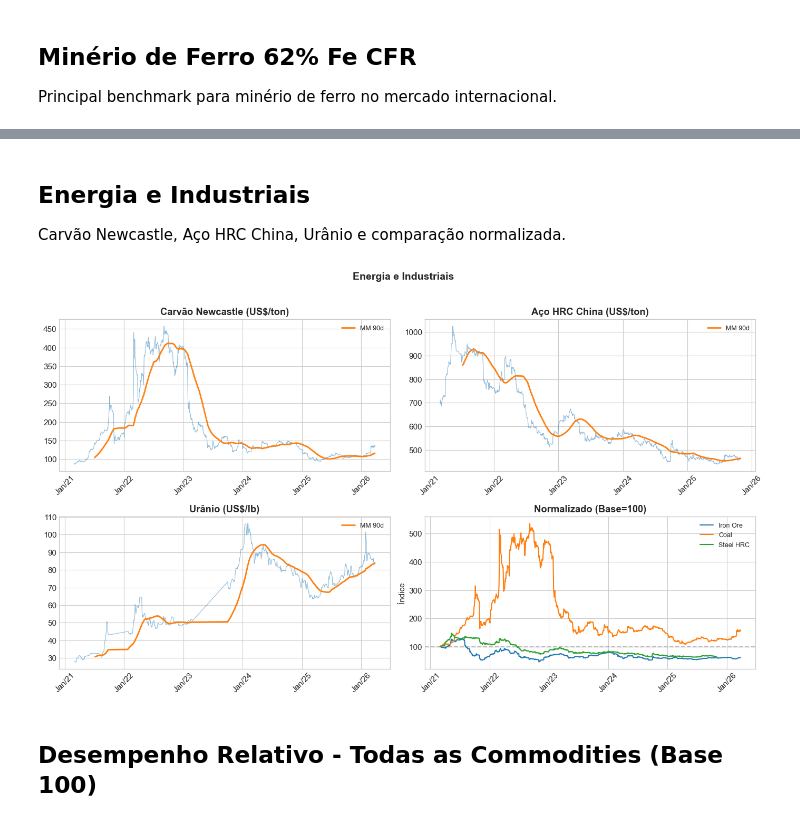
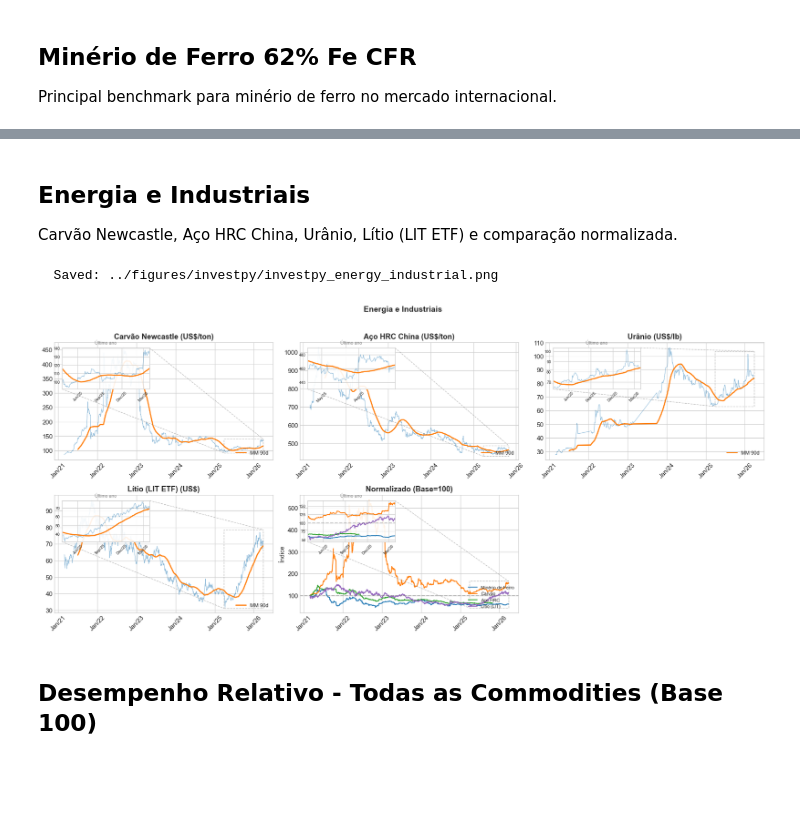
Before and after one commit to Jaimenms/fdc-emba-turma-130, a Jupyter notebook: economia/notebooks/investpy.ipynb, the cells around one changed output, grey strips where cells are left out. Drawn from its saved outputs; the diff is of its cells as text; code cells hidden in the pictures; blank space fills up the shorter version.

```diff
--- a/economia/notebooks/investpy.ipynb
+++ b/economia/notebooks/investpy.ipynb
@@ -8,13 +8,27 @@ Preços diários de futuros de metais preciosos, metais base, minério de ferro,
 import pandas as pd
 import matplotlib.pyplot as plt
 import matplotlib.dates as mdates
+from mpl_toolkits.axes_grid1.inset_locator import inset_axes, mark_inset
 import numpy as np
+from pathlib import Path
 
 plt.style.use('seaborn-v0_8-whitegrid')
 plt.rcParams['figure.dpi'] = 100
 plt.rcParams['font.size'] = 11
 
 CUTOFF = '2021-03-01'
+ZOOM_PERIOD = pd.DateOffset(years=1)  # período do zoom
+
+# Output directory for figures (PNG 300 DPI — compatible with Google Docs)
+FIG_DIR = Path('../figures/investpy')
+FIG_DIR.mkdir(parents=True, exist_ok=True)
+FIG_PREFIX = 'investpy'
+
+def save_fig(fig, name):
+    """Save figure as high-res PNG with notebook prefix."""
+    path = FIG_DIR / f'{FIG_PREFIX}_{name}.png'
+    fig.savefig(path, bbox_inches='tight', dpi=300, facecolor='white')
+    print(f'  Saved: {path}')
 # %%
 df = pd.read_csv('../data/investpy/daily.csv', index_col=0, parse_dates=True)
 df = df[df.index >= CUTOFF]
@@ -110,50 +253,97 @@ plt.show()
 # %% [markdown]
 ## Energia e Industriais
-Carvão Newcastle, Aço HRC China, Urânio e comparação normalizada.
+Carvão Newcastle, Aço HRC China, Urânio, Lítio (LIT ETF) e comparação normalizada.
 # %%
-fig, axes = plt.subplots(2, 2, figsize=(14, 8))
+fig, axes = plt.subplots(2, 3, figsize=(18, 8))
+zoom_start = df.index.max() - ZOOM_PERIOD
 
 energy_cols = [
     ('coal_newcastle', 'Carvão Newcastle', 'US$/ton'),
     ('steel_hrc_china', 'Aço HRC China', 'US$/ton'),
     ('uranium', 'Urânio', 'US$/lb'),
+    ('lithium_lit', 'Lítio (LIT ETF)', 'US$'),
 ]
-for ax, (col, label, unit) in zip(axes.flat[:3], energy_cols):
+for ax, (col, label, unit) in zip(axes.flat[:4], energy_cols):
     if col not in df.columns:
         ax.set_visible(False)
         continue
     s = df[col].dropna()
     r90 = s.rolling(90).mean()
     ax.plot(s.index, s, alpha=0.5, linewidth=0.8, color='#1f77b4')
     ax.plot(s.index, r90, linewidth=2, color='#ff7f0e', label='MM 90d')
     ax.set_title(f'{label} ({unit})', fontweight='bold')
-    ax.legend(fontsize=9)
+    ax.legend(fontsize=9, loc='lower right')
     ax.xaxis.set_major_formatter(mdates.DateFormatter('%b/%y'))
     ax.tick_params(axis='x', rotation=45)
+    # Zoom inset - último ano
+    axins = inset_axes(ax, width='40%', height='35%', loc='upper left',
+                       bbox_to_anchor=(0.02, -0.02, 1, 1), bbox_transform=ax.transAxes)
+    sz = s[s.index >= zoom_start]
+    rz = r90[r90.index >= zoom_start]
+    axins.plot(sz.index, sz, alpha=0.5, linewidth=0.8, color='#1f77b4')
+    axins.plot(rz.index, rz, linewidth=2, color='#ff7f0e')
+    axins.set_xlim(zoom_start, s.index.max())
+    if len(sz) > 0:
+        axins.set_ylim(sz.min() * 0.98, sz.max() * 1.02)
+    axins.xaxis.set_major_formatter(mdates.DateFormatter('%b/%y'))
+    axins.xaxis.set_major_locator(mdates.MonthLocator(interval=3))
+    axins.tick_params(axis='x', rotation=45, labelsize=7)
+    axins.tick_params(axis='y', labelsize=7)
+    axins.set_title('Último ano', fontsize=8, color='gray')
+    axins.patch.set_alpha(0.9)
+    mark_inset(ax, axins, loc1=1, loc2=3, fc='none', ec='0.5', ls='--', alpha=0.5)
 
 # Comparação normalizada
 ax = axes[1, 1]
-for col, label, color in [('iron_ore_62fe', 'Minério de Ferro', '#1f77b4'),
-                           ('coal_newcastle', 'Carvão', '#ff7f0e'),
-                           ('steel_hrc_china', 'Aço HRC', '#2ca02c')]:
+norm_cols = [('iron_ore_62fe', 'Minério de Ferro', '#1f77b4'),
+             ('coal_newcastle', 'Carvão', '#ff7f0e'),
+             ('steel_hrc_china', 'Aço HRC', '#2ca02c'),
+             ('lithium_lit', 'Lítio (LIT)', '#9467bd')]
+for col, label, color in norm_cols:
     if col not in df.columns:
         continue
     s = df[col].dropna()
     if len(s) > 0:
         normalized = (s / s.iloc[0]) * 100
         ax.plot(normalized.index, normalized, label=label, color=color, linewidth=1.5)
 ax.axhline(y=100, color='gray', linestyle='--', alpha=0.5)
 ax.set_title('Normalizado (Base=100)', fontweight='bold')
 ax.set_ylabel('Índice')
-ax.legend(fontsize=9)
+ax.legend(fontsize=8, loc='lower right')
 ax.xaxis.set_major_formatter(mdates.DateFormatter('%b/%y'))
 ax.tick_params(axis='x', rotation=45)
 
+# Zoom inset para comparação normalizada
+axins = inset_axes(ax, width='40%', height='35%', loc='upper left',
+                   bbox_to_anchor=(0.02, -0.02, 1, 1), bbox_transform=ax.transAxes)
+for col, label, color in norm_cols:
+    if col not in df.columns:
+        continue
+    s = df[col].dropna()
+    if len(s) > 0:
+        normalized = (s / s.iloc[0]) * 100
+        nz = normalized[normalized.index >= zoom_start]
+        axins.plot(nz.index, nz, color=color, linewidth=1.5)
+axins.axhline(y=100, color='gray', linestyle='--', alpha=0.5)
+axins.set_xlim(zoom_start, df.index.max())
+axins.xaxis.set_major_formatter(mdates.DateFormatter('%b/%y'))
+axins.xaxis.set_major_locator(mdates.MonthLocator(interval=3))
+axins.tick_params(axis='x', rotation=45, labelsize=7)
+axins.tick_params(axis='y', labelsize=7)
+axins.set_title('Último ano', fontsize=8, color='gray')
+axins.patch.set_alpha(0.9)
+mark_inset(ax, axins, loc1=1, loc2=3, fc='none', ec='0.5', ls='--', alpha=0.5)
+
+# Hide unused subplot
+axes[1, 2].set_visible(False)
+
 fig.suptitle('Energia e Industriais', fontsize=14, fontweight='bold', y=1.02)
 plt.tight_layout()
+save_fig(fig, 'energy_industrial')
 plt.show()
 # %% [output]
+  Saved: ../figures/investpy/investpy_energy_industrial.png
-[figure, old version]
+[figure, new version]
 # %% [markdown]
 ## Desempenho Relativo - Todas as Commodities (Base 100)
 # %%
```
Also changed, not shown: parts of 11 cells of this notebook, 20 other files.
